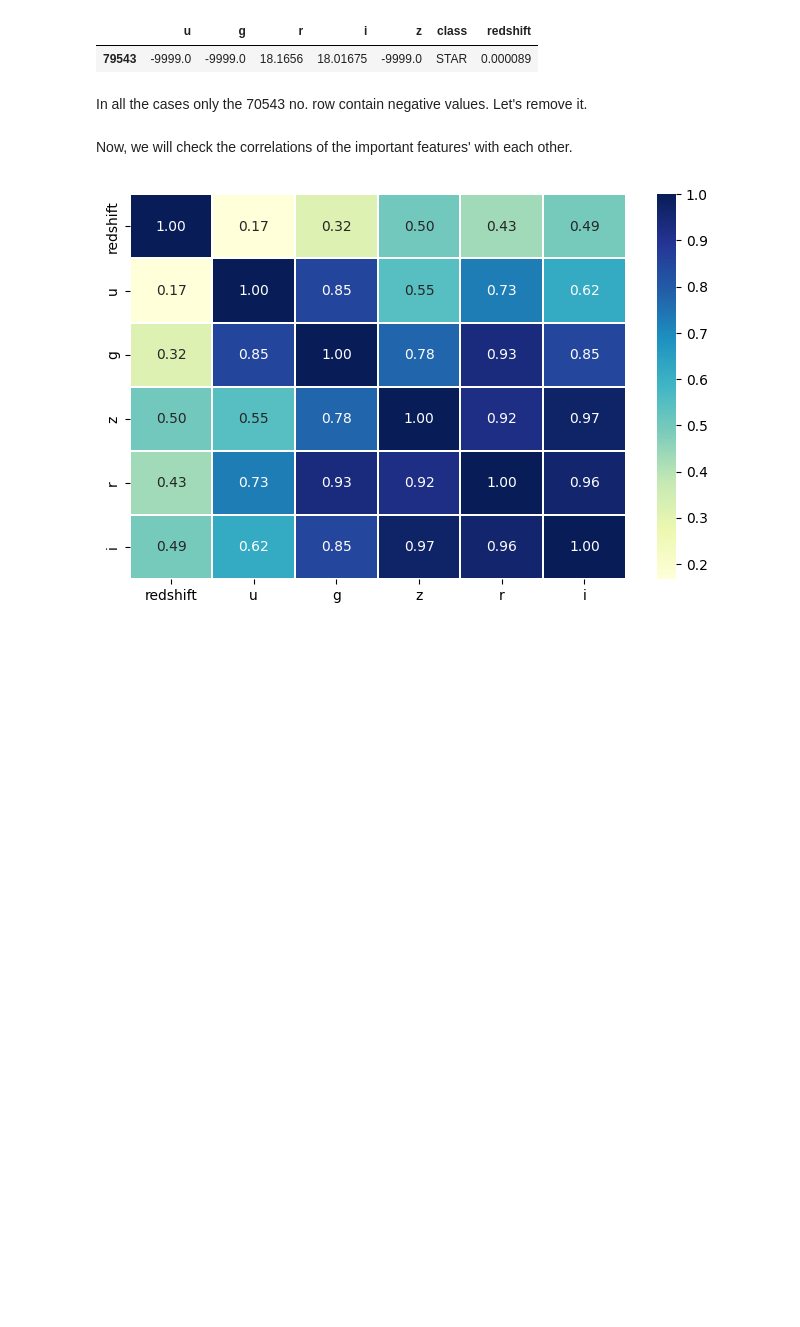
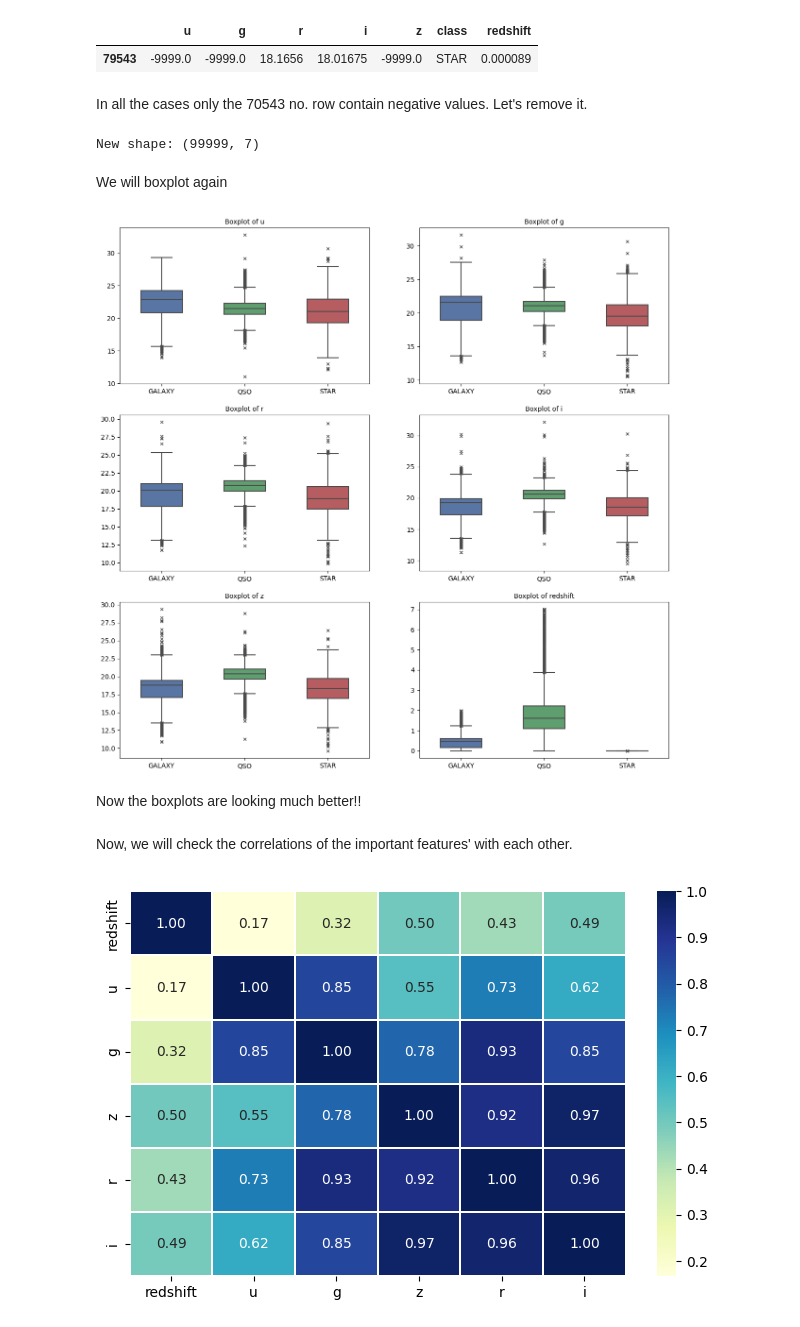
Before and after one commit to Ahmed-Estiak/stellar-classification-using-SMOTE-and-classifiers-ensemble, a Jupyter notebook: Stellar Classification (Smote, Scaled, hyperparamter tuning and ensemble).ipynb, the cells around one changed output. Saved outputs shown, nothing was run; the diff lists cells and outputs as text; code cells hidden in the pictures; blank space fills up the shorter version.

```diff
--- a/Stellar Classification (Smote, Scaled, hyperparamter tuning and ensemble).ipynb
+++ b/Stellar Classification (Smote, Scaled, hyperparamter tuning and ensemble).ipynb
@@ -242,6 +242,18 @@ display(sdss_imp[sdss_imp['z'] <0])
 In all the cases only the 70543 no. row contain negative values. Let's remove it.
 # %%
 sdss_imp = sdss_imp.drop(index=[79543])
+# %%
+print("New shape: {}".format(sdss_imp.shape))
+# %% [output]
+New shape: (99999, 7)
+# %% [markdown]
+We will boxplot again
+# %%
+plot_boxplots(data_frame=sdss_imp, analysis_columns=imp_columns, target_column='class')
+# %% [output]
+[figure, added]
+# %% [markdown]
+Now the boxplots are looking much better!!
 # %% [markdown]
 Now, we will check the correlations of the important features' with each other.
 # %%
```
Also changed, not shown: parts of 1 cell of this notebook.
